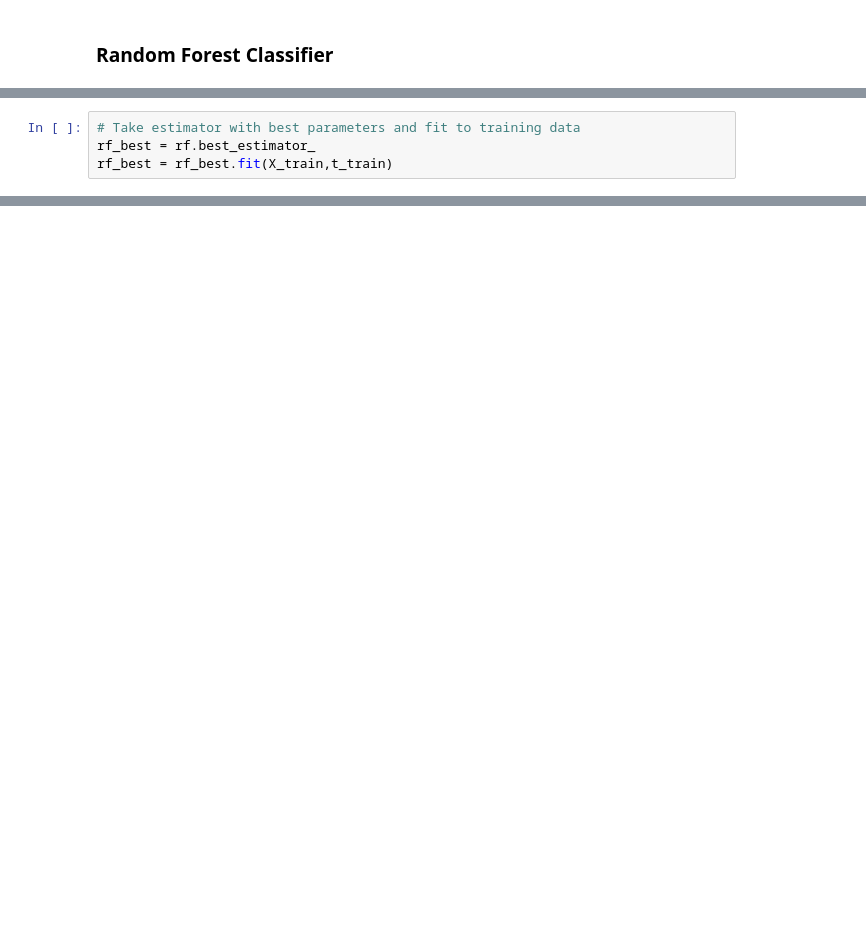
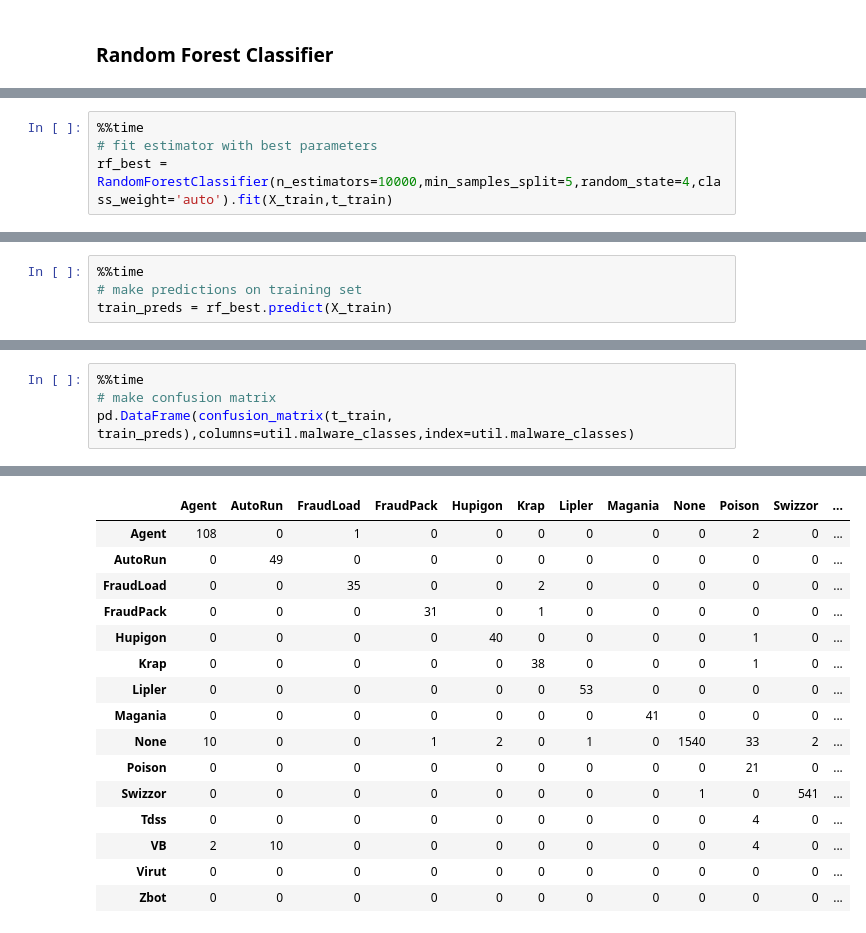
Before and after one commit to sbuschbach/CS181-practical2-SDL, a Jupyter notebook: steve_workspace.ipynb, the cells around one changed output, grey strips where cells are left out. Saved outputs shown, nothing was run; the diff lists cells and outputs as text; blank space fills up the shorter version.

```diff
--- a/steve_workspace.ipynb
+++ b/steve_workspace.ipynb
@@ -189,4 +234,4 @@ print rf.best_score_
 # %%
-# Take estimator with best parameters and fit to training data
-rf_best = rf.best_estimator_
-rf_best = rf_best.fit(X_train,t_train)
+%%time
+# fit estimator with best parameters
+rf_best = RandomForestClassifier(n_estimators=10000,min_samples_split=5,random_state=4,class_weight='auto').fit(X_train,t_train)
@@ -192,0 +247,4 @@ rf_best = rf_best.fit(X_train,t_train)
+# %%
+%%time
+# make predictions on training set
+train_preds = rf_best.predict(X_train)
@@ -192,0 +253,5 @@ rf_best = rf_best.fit(X_train,t_train)
+# %%
+%%time
+# make confusion matrix
+pd.DataFrame(confusion_matrix(t_train, train_preds),columns=util.malware_classes,index=util.malware_classes)
+# %% [output]
@@ -193 +259,17 @@ rf_best = rf_best.fit(X_train,t_train)
+|  | Agent | AutoRun | FraudLoad | FraudPack | Hupigon | Krap | Lipler | Magania | None | Poison | Swizzor | ... |
+| Agent | 108 | 0 | 1 | 0 | 0 | 0 | 0 | 0 | 0 | 2 | 0 | ... |
+| AutoRun | 0 | 49 | 0 | 0 | 0 | 0 | 0 | 0 | 0 | 0 | 0 | ... |
+| FraudLoad | 0 | 0 | 35 | 0 | 0 | 2 | 0 | 0 | 0 | 0 | 0 | ... |
+| FraudPack | 0 | 0 | 0 | 31 | 0 | 1 | 0 | 0 | 0 | 0 | 0 | ... |
+| Hupigon | 0 | 0 | 0 | 0 | 40 | 0 | 0 | 0 | 0 | 1 | 0 | ... |
+| Krap | 0 | 0 | 0 | 0 | 0 | 38 | 0 | 0 | 0 | 1 | 0 | ... |
+| Lipler | 0 | 0 | 0 | 0 | 0 | 0 | 53 | 0 | 0 | 0 | 0 | ... |
+| Magania | 0 | 0 | 0 | 0 | 0 | 0 | 0 | 41 | 0 | 0 | 0 | ... |
+| None | 10 | 0 | 0 | 1 | 2 | 0 | 1 | 0 | 1540 | 33 | 2 | ... |
+| Poison | 0 | 0 | 0 | 0 | 0 | 0 | 0 | 0 | 0 | 21 | 0 | ... |
+| Swizzor | 0 | 0 | 0 | 0 | 0 | 0 | 0 | 0 | 1 | 0 | 541 | ... |
+| Tdss | 0 | 0 | 0 | 0 | 0 | 0 | 0 | 0 | 0 | 4 | 0 | ... |
+| VB | 2 | 10 | 0 | 0 | 0 | 0 | 0 | 0 | 0 | 4 | 0 | ... |
+| Virut | 0 | 0 | 0 | 0 | 0 | 0 | 0 | 0 | 0 | 0 | 0 | ... |
+| Zbot | 0 | 0 | 0 | 0 | 0 | 0 | 0 | 0 | 0 | 0 | 0 | ... |
 # %%
```
Also changed, not shown: parts of 21 cells of this notebook.
